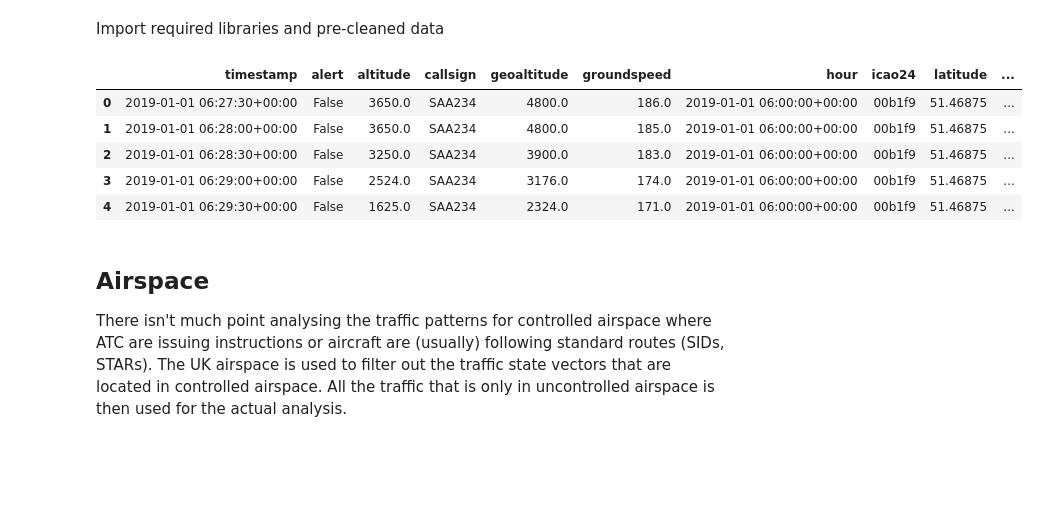
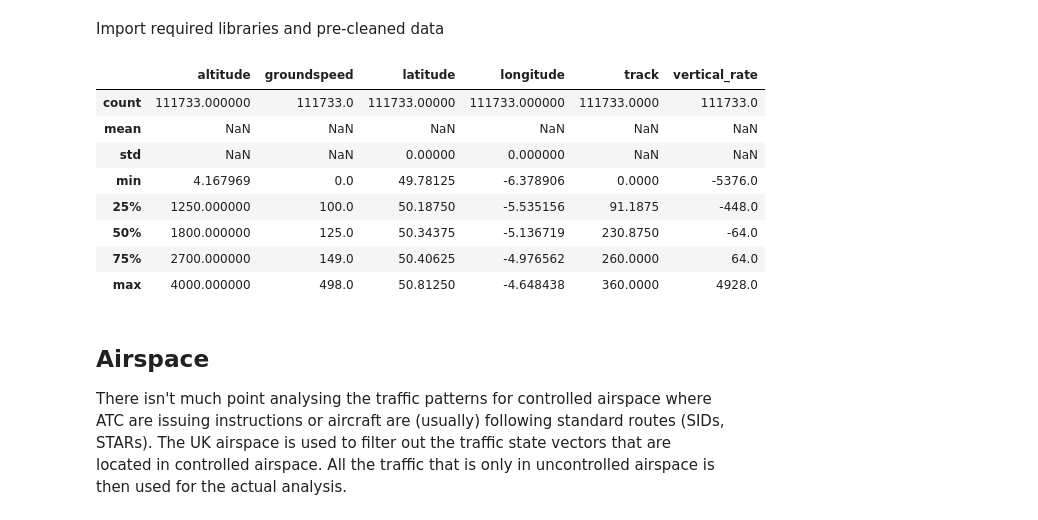
Before and after one commit to aliaksei135/sandbox, a Jupyter notebook: tfc_dists/notebooks/airprox_corr.ipynb, the cells around one changed output. Cells and saved outputs as stored; diff of their text form; code cells hidden in the pictures; blank space fills up the shorter version.

```diff
--- a/tfc_dists/notebooks/airprox_corr.ipynb
+++ b/tfc_dists/notebooks/airprox_corr.ipynb
@@ -30,4 +30,4 @@ from traffic.data import airports
 # %%
 airprox_gdf = gpd.GeoDataFrame(pd.read_pickle('../data/airprox_asp_2000_2021.pkl'))
-# tfc_clean = traffic.core.Traffic.from_file('../data/cornwall_tfc_clean_30s_lt3000ft_2019_filt10_f16.pkl')
-tfc_clean = traffic.core.Traffic.from_file('../data/southeng_tfc_clean_lt5000ft_2019.pkl.bz2')
+tfc_clean = traffic.core.Traffic.from_file('../data/cornwall/cornwall_tfc_clean_30s_lt3000ft_2019_f16.pkl.bz2')
+# tfc_clean = traffic.core.Traffic.from_file('../data/southeng_tfc_clean_lt5000ft_2019.pkl.bz2')
@@ -34,12 +36,15 @@ tfc_clean = traffic.core.Traffic.from_file('../data/southeng_tfc_clean_lt5000ft_
 # %%
-tfc_clean.data.head()
+tfc_clean.data.describe()
 # %% [output]
-|  | timestamp | alert | altitude | callsign | geoaltitude | groundspeed | hour | icao24 | latitude | ... |
-| 0 | 2019-01-01 06:27:30+00:00 | False | 3650.0 | SAA234 | 4800.0 | 186.0 | 2019-01-01 06:00:00+00:00 | 00b1f9 | 51.46875 | ... |
-| 1 | 2019-01-01 06:28:00+00:00 | False | 3650.0 | SAA234 | 4800.0 | 185.0 | 2019-01-01 06:00:00+00:00 | 00b1f9 | 51.46875 | ... |
-| 2 | 2019-01-01 06:28:30+00:00 | False | 3250.0 | SAA234 | 3900.0 | 183.0 | 2019-01-01 06:00:00+00:00 | 00b1f9 | 51.46875 | ... |
-| 3 | 2019-01-01 06:29:00+00:00 | False | 2524.0 | SAA234 | 3176.0 | 174.0 | 2019-01-01 06:00:00+00:00 | 00b1f9 | 51.46875 | ... |
-| 4 | 2019-01-01 06:29:30+00:00 | False | 1625.0 | SAA234 | 2324.0 | 171.0 | 2019-01-01 06:00:00+00:00 | 00b1f9 | 51.46875 | ... |
+|  | altitude | groundspeed | latitude | longitude | track | vertical_rate |
+| count | 111733.000000 | 111733.0 | 111733.00000 | 111733.000000 | 111733.0000 | 111733.0 |
+| mean | NaN | NaN | NaN | NaN | NaN | NaN |
+| std | NaN | NaN | 0.00000 | 0.000000 | NaN | NaN |
+| min | 4.167969 | 0.0 | 49.78125 | -6.378906 | 0.0000 | -5376.0 |
+| 25% | 1250.000000 | 100.0 | 50.18750 | -5.535156 | 91.1875 | -448.0 |
+| 50% | 1800.000000 | 125.0 | 50.34375 | -5.136719 | 230.8750 | -64.0 |
+| 75% | 2700.000000 | 149.0 | 50.40625 | -4.976562 | 260.0000 | 64.0 |
+| max | 4000.000000 | 498.0 | 50.81250 | -4.648438 | 360.0000 | 4928.0 |
 # %% [markdown]
 ## Airspace
 
```
Also changed, not shown: parts of 67 cells of this notebook.
